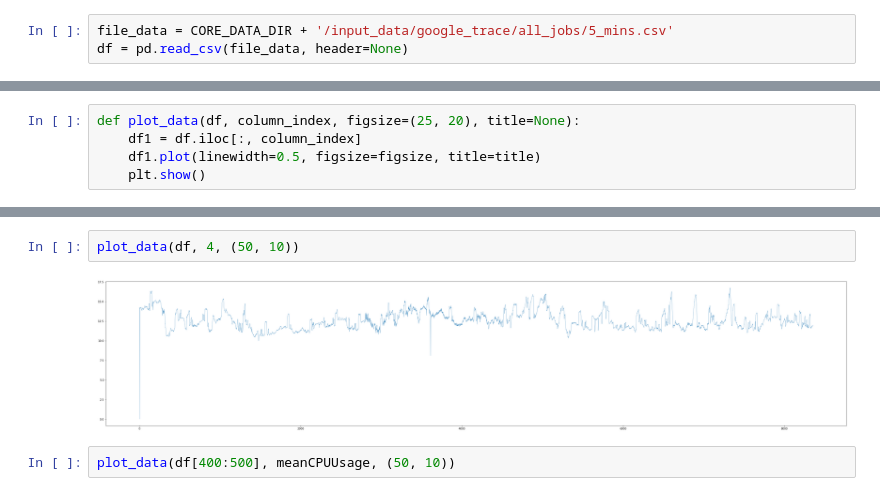
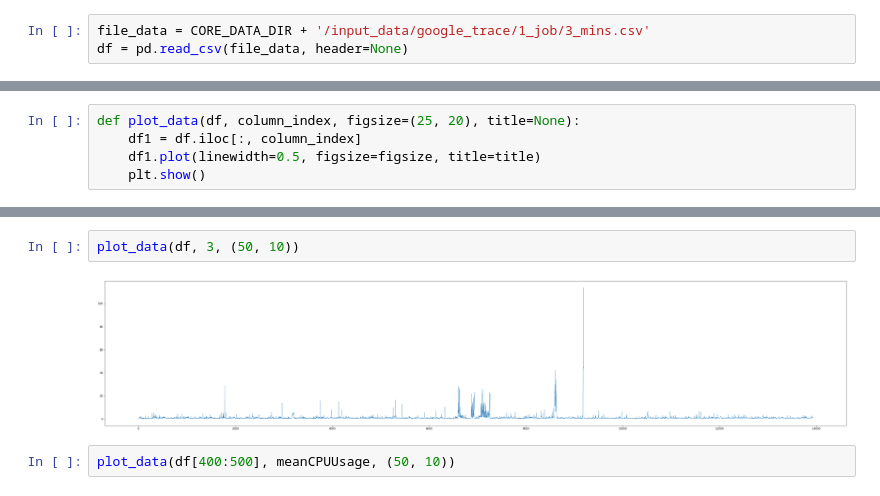
Before and after one commit to thangbk2209/pretraining_auto_scaling_ng, a Jupyter notebook: explore_data/google_trace.ipynb, the cells around one changed output, grey strips where cells are left out. Drawn from its saved outputs; the diff is of its cells as text.

```diff
--- a/explore_data/google_trace.ipynb
+++ b/explore_data/google_trace.ipynb
@@ -9,7 +9,7 @@ import pandas as pd
 import numpy as np
 import matplotlib.pyplot as plt
 # %%
-file_data = CORE_DATA_DIR + '/input_data/google_trace/all_jobs/5_mins.csv'
+file_data = CORE_DATA_DIR + '/input_data/google_trace/1_job/3_mins.csv'
 df = pd.read_csv(file_data, header=None)
 # %%
 df.tail(10)
@@ -40,7 +63,7 @@ def plot_data(df, column_index, figsize=(25, 20), title=None):
 # %%
-plot_data(df, 4, (50, 10))
+plot_data(df, 3, (50, 10))
 # %% [output]
-[figure, old version]
+[figure, new version]
 # %%
 plot_data(df[400:500], meanCPUUsage, (50, 10))
 # %%
```
Also changed, not shown: parts of 10 cells of this notebook, 12 other files.
